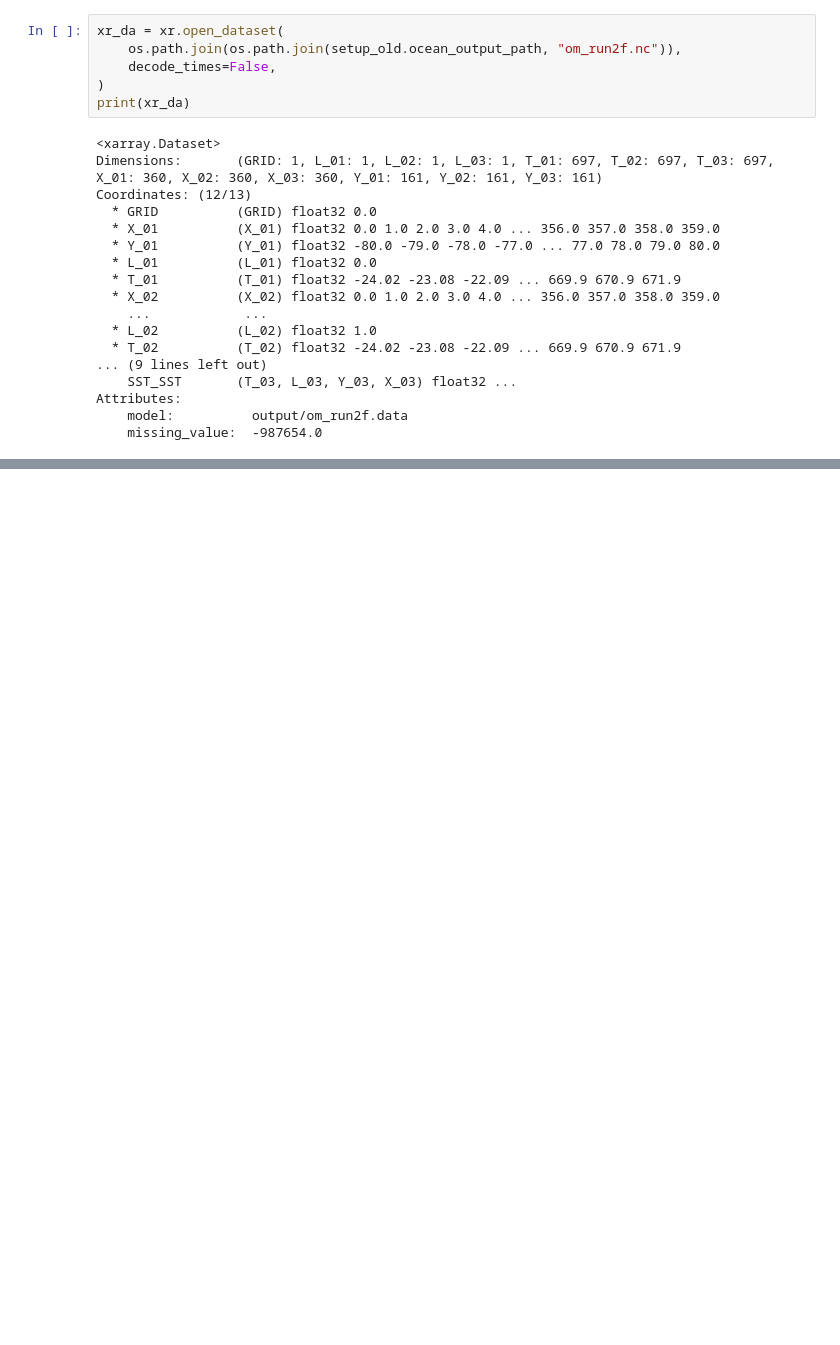
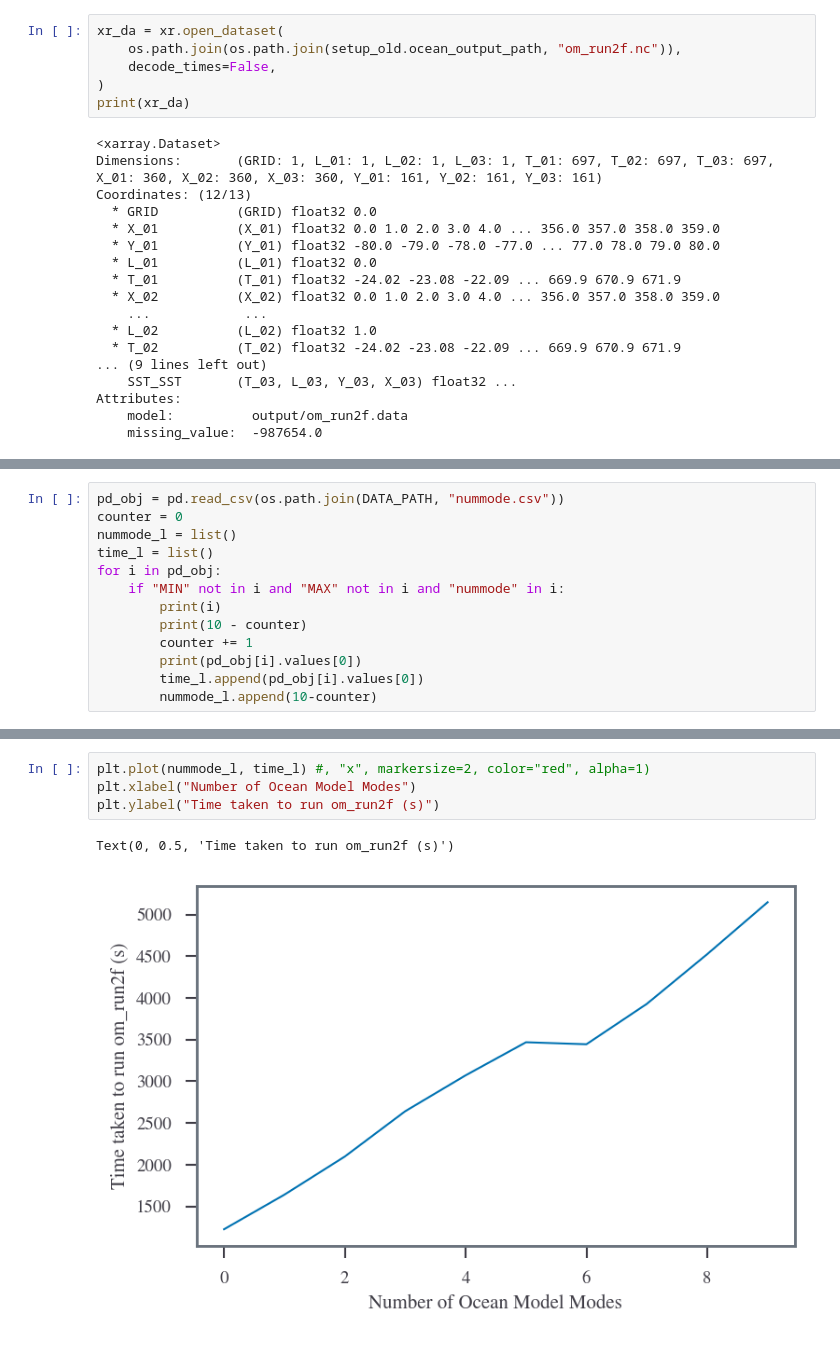
Before and after one commit to sdat2/seager19, a Jupyter notebook: notebooks/exploratory/ocean-mod.ipynb, the cells around one changed output, grey strips where cells are left out. Drawn from its saved outputs; the diff is of its cells as text; blank space fills up the shorter version.

Commit message:
ext: adding ocean model test to docs

```diff
--- a/notebooks/exploratory/ocean-mod.ipynb
+++ b/notebooks/exploratory/ocean-mod.ipynb
@@ -268,0 +276,13 @@ Attributes:
+# %%
+pd_obj = pd.read_csv(os.path.join(DATA_PATH, "nummode.csv"))
+counter = 0
+nummode_l = list()
+time_l = list()
+for i in pd_obj:
+    if "MIN" not in i and "MAX" not in i and "nummode" in i:
+        print(i)
+        print(10 - counter)
+        counter += 1
+        print(pd_obj[i].values[0])
+        time_l.append(pd_obj[i].values[0])
+        nummode_l.append(10-counter)
@@ -268,0 +307,7 @@ Attributes:
+# %%
+plt.plot(nummode_l, time_l) #, "x", markersize=2, color="red", alpha=1)
+plt.xlabel("Number of Ocean Model Modes")
+plt.ylabel("Time taken to run om_run2f (s)")
+# %% [output]
+Text(0, 0.5, 'Time taken to run om_run2f (s)')
+[figure, added]
```
Also changed, not shown: parts of 3 cells of this notebook, 2 other files.
